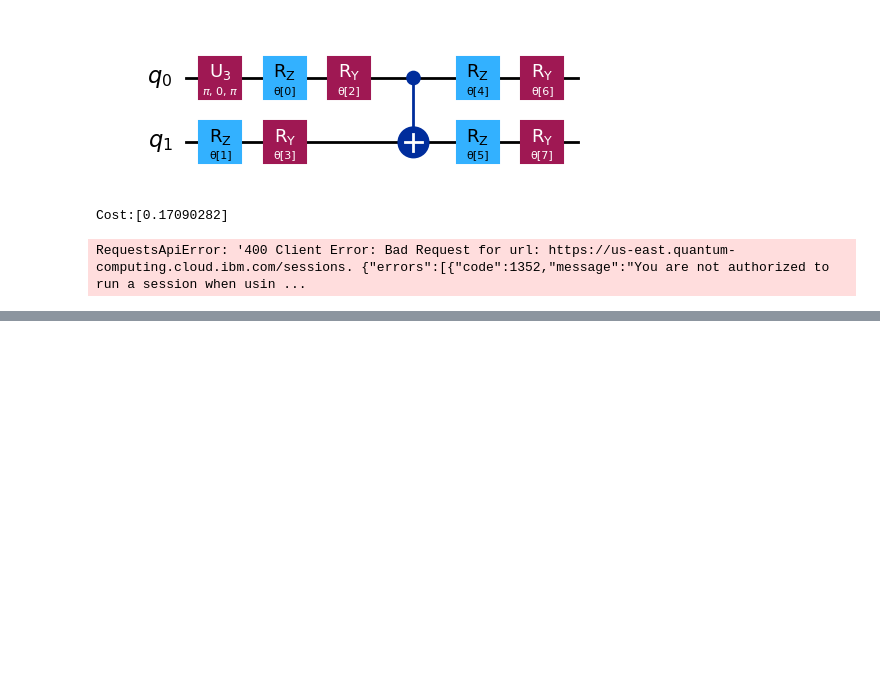
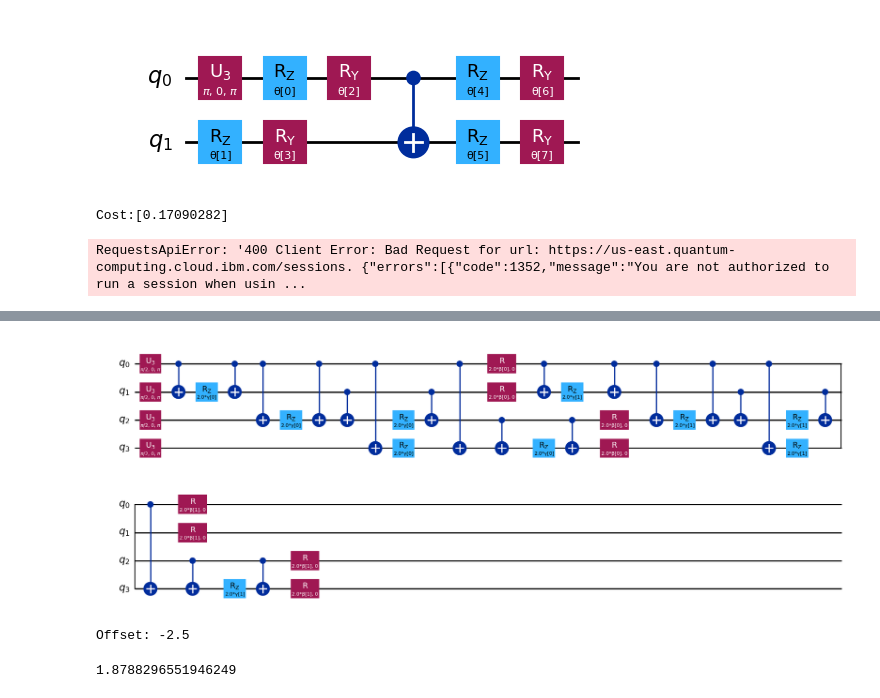
Before and after one commit to kibrahim757/qiskit_generated_code_samples, a Jupyter notebook: 12_variational_alogrithm_design.ipynb, the cells around one changed output, grey strips where cells are left out. Saved outputs shown, nothing was run; the diff lists cells and outputs as text; code cells hidden in the pictures; blank space fills up the shorter version.

Commit message:
updated cost functions

```diff
--- a/12_variational_alogrithm_design.ipynb
+++ b/12_variational_alogrithm_design.ipynb
@@ -307,0 +324,21 @@ RequestsApiError: '400 Client Error: Bad Request for url: https://us-east.quantu
+# %%
+from qiskit.circuit.library import QAOAAnsatz
+from qiskit.quantum_info import SparsePauliOp
+
+hamiltonian = SparsePauliOp.from_list(
+    [("IIZZ", 1), ("IZIZ", 1), ("IZZI", 1), ("ZIIZ", 1), ("ZZII", 1)]
+)
+
+
+ansatz = QAOAAnsatz(hamiltonian, reps=2)
+# Draw
+ansatz.decompose(reps=3).draw("mpl")
+# %% [output]
+[figure, added]
+# %%
+# Sum the weights, and divide by 2
+
+offset = -sum(edge[2] for edge in edges) / 2
+print(f"""Offset: {offset}""")
+# %% [output]
+Offset: -2.5
@@ -307,0 +362,10 @@ RequestsApiError: '400 Client Error: Bad Request for url: https://us-east.quantu
+# %%
+import numpy as np
+
+x0 = 2 * np.pi * np.random.rand(ansatz.num_parameters)
+
+estimator = StatevectorEstimator()
+cost = cost_func_vqe(x0, ansatz, hamiltonian, estimator)
+print(cost)
+# %% [output]
+1.8788296551946249
```
Also changed, not shown: parts of 17 cells of this notebook.
